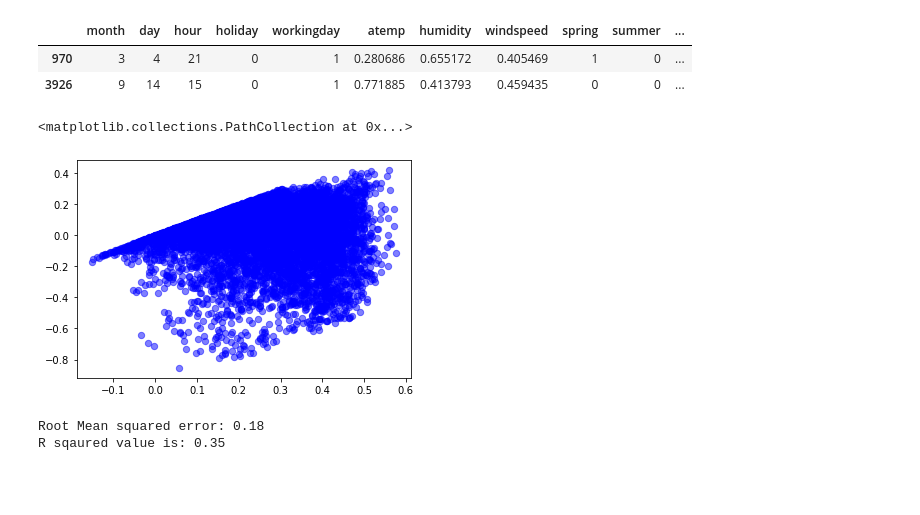
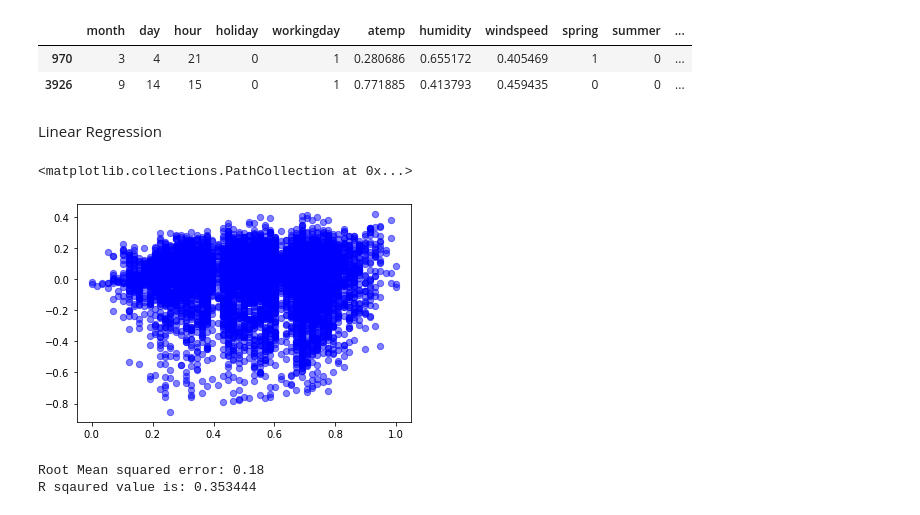
Before and after one commit to ayaadelhassan/Bike-Sharing_Demand_Prediction, a Jupyter notebook: main.ipynb, the cells around one changed output. Cells and saved outputs as stored; diff of their text form; code cells hidden in the pictures; blank space fills up the shorter version.

```diff
--- a/main.ipynb
+++ b/main.ipynb
@@ -398,6 +396,8 @@ X_test.head(2)
 |  | month | day | hour | holiday | workingday | atemp | humidity | windspeed | spring | summer | ... |
 | 970 | 3 | 4 | 21 | 0 | 1 | 0.280686 | 0.655172 | 0.405469 | 1 | 0 | ... |
 | 3926 | 9 | 14 | 15 | 0 | 1 | 0.771885 | 0.413793 | 0.459435 | 0 | 0 | ... |
+# %% [markdown]
+Linear Regression
 # %%
 #linear regression
 from sklearn.linear_model import LinearRegression
@@ -411,10 +410,10 @@ y_train_pred_LR = LR.predict(X_train)
 y_test_pred_LR = LR.predict(X_test)
 # %%
 #for the train data we plot the residuals:
-plt.scatter(y_train_pred_LR, y_train_pred_LR - y_train, c = 'b', s = 40, alpha = 0.5)
+plt.scatter(X_train.atemp, y_train_pred_LR - y_train, c = 'b', s = 40, alpha = 0.5)
 # %% [output]
 <matplotlib.collections.PathCollection at 0x...>
-[figure, old version]
+[figure, new version]
 # %%
 #comments on the residuals:
 #the residuals are very small, which means the model is performing well
@@ -425,7 +424,7 @@ from sklearn.metrics import mean_squared_error
 from sklearn.metrics import r2_score
 
 print("Root Mean squared error: %.2f" % np.sqrt(mean_squared_error(y_train, y_train_pred_LR)))
-print("R sqaured value is: %.2f" % r2_score(y_train, y_train_pred_LR))
+print("R sqaured value is: %.6f" % r2_score(y_train, y_train_pred_LR))
 # %% [output]
 Root Mean squared error: 0.18
-R sqaured value is: 0.35
+R sqaured value is: 0.353444
```
Also changed, not shown: parts of 17 cells of this notebook.
